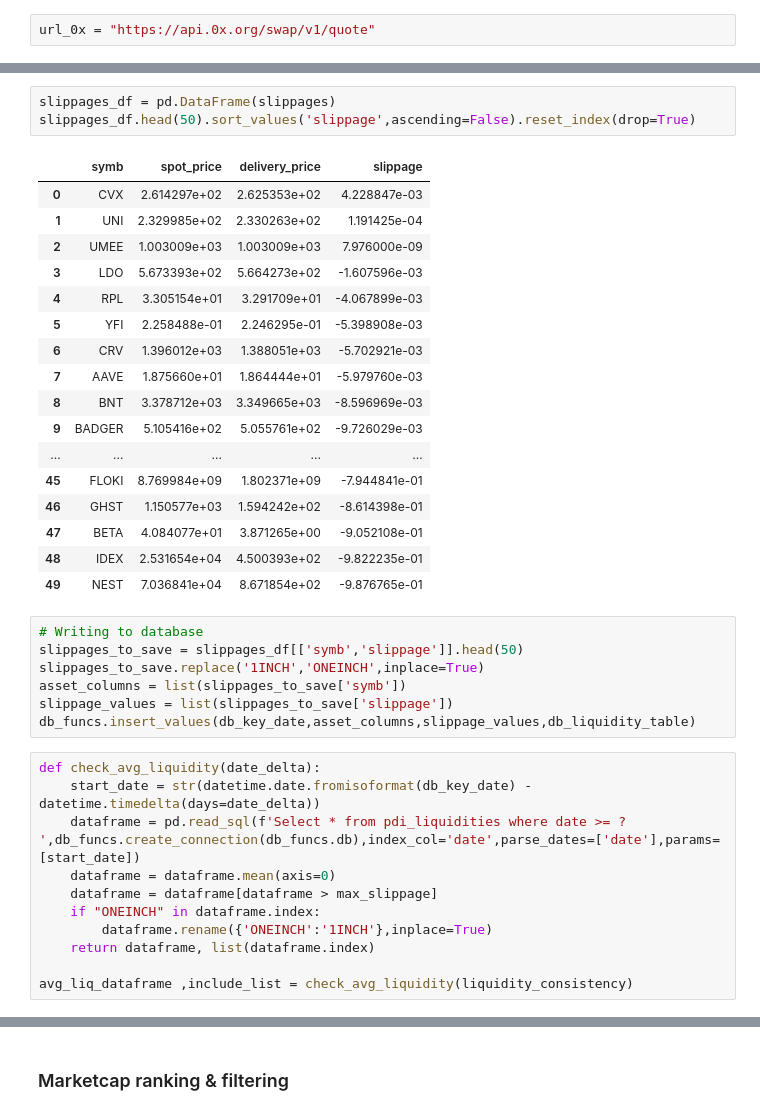
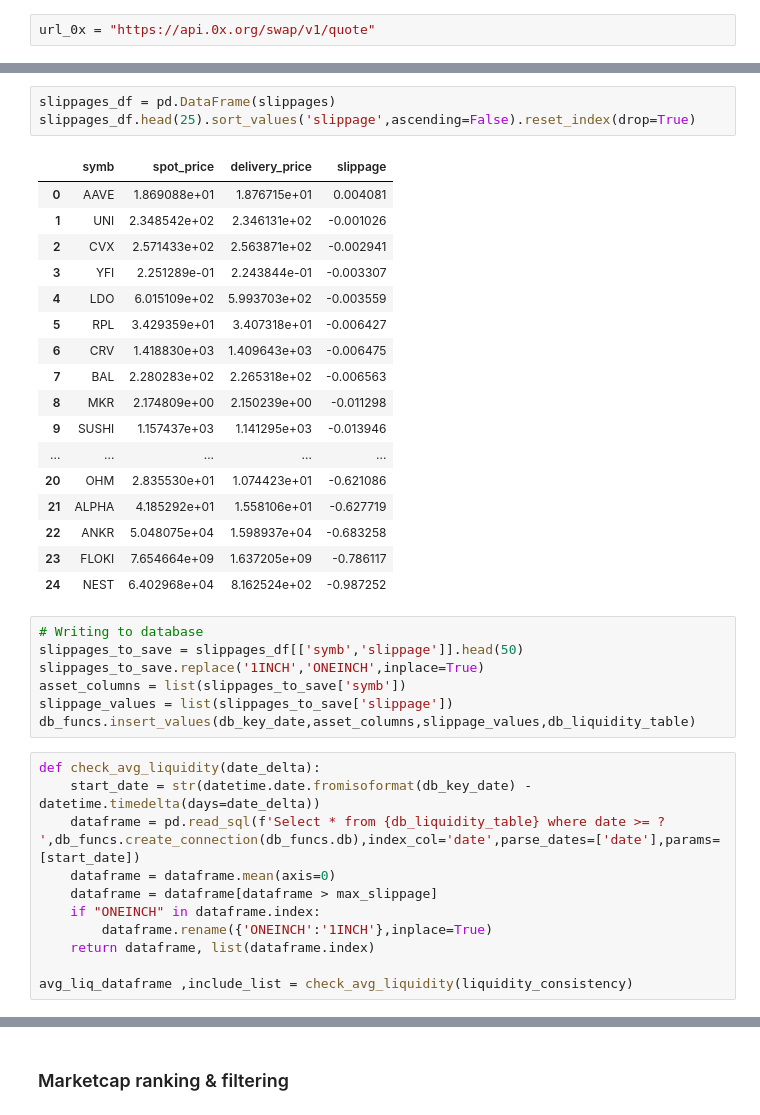
Before and after one commit to Phuture-Finance/rebalancing-data, a Jupyter notebook: PDI/pdi_March_2023.ipynb, the cells around one changed output, grey strips where cells are left out. Saved outputs shown, nothing was run; the diff lists cells and outputs as text.

```diff
--- a/PDI/pdi_March_2023.ipynb
+++ b/PDI/pdi_March_2023.ipynb
@@ -330,24 +333,24 @@ for symb, data in passed_q_and_non_q_checks.iterrows():
 # %%
 slippages_df = pd.DataFrame(slippages)
-slippages_df.head(50).sort_values('slippage',ascending=False).reset_index(drop=True)
+slippages_df.head(25).sort_values('slippage',ascending=False).reset_index(drop=True)
 # %% [output]
 |  | symb | spot_price | delivery_price | slippage |
-| 0 | CVX | 2.614297e+02 | 2.625353e+02 | 4.228847e-03 |
-| 1 | UNI | 2.329985e+02 | 2.330263e+02 | 1.191425e-04 |
-| 2 | UMEE | 1.003009e+03 | 1.003009e+03 | 7.976000e-09 |
-| 3 | LDO | 5.673393e+02 | 5.664273e+02 | -1.607596e-03 |
-| 4 | RPL | 3.305154e+01 | 3.291709e+01 | -4.067899e-03 |
-| 5 | YFI | 2.258488e-01 | 2.246295e-01 | -5.398908e-03 |
-| 6 | CRV | 1.396012e+03 | 1.388051e+03 | -5.702921e-03 |
-| 7 | AAVE | 1.875660e+01 | 1.864444e+01 | -5.979760e-03 |
-| 8 | BNT | 3.378712e+03 | 3.349665e+03 | -8.596969e-03 |
-| 9 | BADGER | 5.105416e+02 | 5.055761e+02 | -9.726029e-03 |
+| 0 | AAVE | 1.869088e+01 | 1.876715e+01 | 0.004081 |
+| 1 | UNI | 2.348542e+02 | 2.346131e+02 | -0.001026 |
+| 2 | CVX | 2.571433e+02 | 2.563871e+02 | -0.002941 |
+| 3 | YFI | 2.251289e-01 | 2.243844e-01 | -0.003307 |
+| 4 | LDO | 6.015109e+02 | 5.993703e+02 | -0.003559 |
+| 5 | RPL | 3.429359e+01 | 3.407318e+01 | -0.006427 |
+| 6 | CRV | 1.418830e+03 | 1.409643e+03 | -0.006475 |
+| 7 | BAL | 2.280283e+02 | 2.265318e+02 | -0.006563 |
+| 8 | MKR | 2.174809e+00 | 2.150239e+00 | -0.011298 |
+| 9 | SUSHI | 1.157437e+03 | 1.141295e+03 | -0.013946 |
 | ... | ... | ... | ... | ... |
-| 45 | FLOKI | 8.769984e+09 | 1.802371e+09 | -7.944841e-01 |
-| 46 | GHST | 1.150577e+03 | 1.594242e+02 | -8.614398e-01 |
-| 47 | BETA | 4.084077e+01 | 3.871265e+00 | -9.052108e-01 |
-| 48 | IDEX | 2.531654e+04 | 4.500393e+02 | -9.822235e-01 |
-| 49 | NEST | 7.036841e+04 | 8.671854e+02 | -9.876765e-01 |
+| 20 | OHM | 2.835530e+01 | 1.074423e+01 | -0.621086 |
+| 21 | ALPHA | 4.185292e+01 | 1.558106e+01 | -0.627719 |
+| 22 | ANKR | 5.048075e+04 | 1.598937e+04 | -0.683258 |
+| 23 | FLOKI | 7.654664e+09 | 1.637205e+09 | -0.786117 |
+| 24 | NEST | 6.402968e+04 | 8.162524e+02 | -0.987252 |
 # %%
 # Writing to database
 slippages_to_save = slippages_df[['symb','slippage']].head(50)
@@ -358,7 +361,7 @@ db_funcs.insert_values(db_key_date,asset_columns,slippage_values,db_liquidity_ta
 # %%
 def check_avg_liquidity(date_delta):
     start_date = str(datetime.date.fromisoformat(db_key_date) - datetime.timedelta(days=date_delta))
-    dataframe = pd.read_sql(f'Select * from pdi_liquidities where date >= ? ',db_funcs.create_connection(db_funcs.db),index_col='date',parse_dates=['date'],params=[start_date])
+    dataframe = pd.read_sql(f'Select * from {db_liquidity_table} where date >= ? ',db_funcs.create_connection(db_funcs.db),index_col='date',parse_dates=['date'],params=[start_date])
     dataframe = dataframe.mean(axis=0)
     dataframe = dataframe[dataframe > max_slippage]
     if "ONEINCH" in dataframe.index:
```
Also changed, not shown: parts of 5 cells of this notebook, 1 other file.
